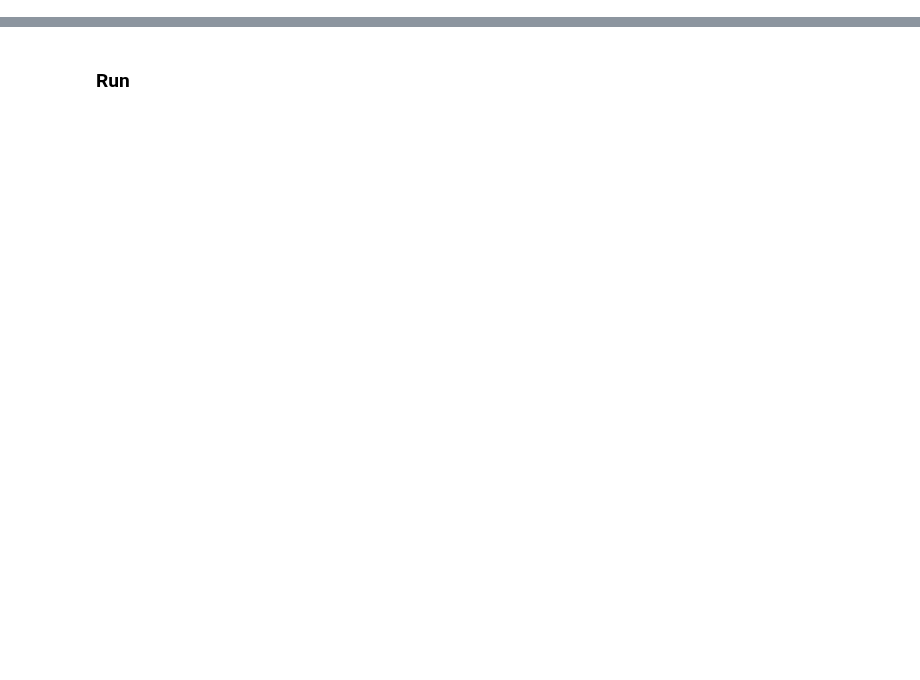
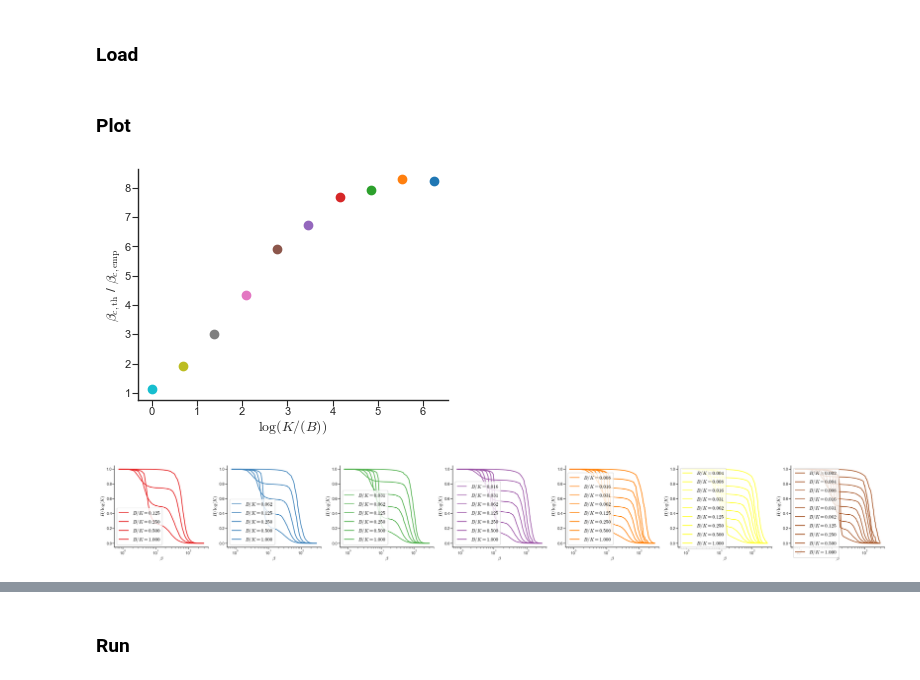
Before and after one commit to vicioms/MHN-Bif, a Jupyter notebook: mhn.ipynb, the cells around one changed output, grey strips where cells are left out. Cells and saved outputs as stored; diff of their text form; code cells hidden in the pictures; blank space fills up the shorter version.

Commit message:
Some plots

```diff
--- a/mhn.ipynb
+++ b/mhn.ipynb
@@ -23 +85,14 @@ gram_matrix = patterns @ patterns.t()
+# %%
+fig, ax = plt.subplots(1, 1, figsize=(4, 3))
+all_beta_c_ratios = []
+for K in Ks:
+    beta_crit_unif_init = K/(1+sqrt(K/N))**2
+    beta_cs = all_beta_c_unif_init[K]
+    all_beta_c_ratios.append((np.log(K)/N, beta_crit_unif_init/beta_cs.mean().item()))
+all_beta_c_ratios = np.array(all_beta_c_ratios)
+ax.plot(all_beta_c_ratios[:,0], all_beta_c_ratios[:,1], marker='o')
+ax.set_xlabel('$\\log(K)/N)$')
+ax.set_ylabel('$\\beta_{c, \\rm{th}}$ / $\\beta_{c, \\rm{emp}}$')
+fig.savefig('plots/wfp_iid_beta_crit.pdf', dpi=300, bbox_inches='tight')
+plt.show()
 # %% [markdown]
@@ -36,0 +158,51 @@ gram_matrix = patterns @ patterns.t()
+# %% [markdown]
+### Load
+# %%
+rho0 = 0.1
+rho1 = 0.9
+saved_results = np.load("results/wfp_one_block_rho0={}_rho1={}.npz".format(rho0, rho1), allow_pickle=True)
+N, Ks, rho0, rho1, betas_unif_init, all_results_unif_init, all_beta_c_unif_init = saved_results['N'], saved_results['Ks'], saved_results['rho0'].item(), saved_results['rho1'].item(), saved_results['betas'], saved_results['results'].item(), saved_results['beta_cs'].item()
+# %% [markdown]
+### Plot
+# %%
+fig, ax = plt.subplots(1, 1, figsize=(4, 3))
+Bs = sorted(set([B for (K, B) in all_results_unif_init.keys()]))
+for B in Bs:
+    for K in Ks:
+        all_beta_c_ratios = []
+        if (K, B) not in all_results_unif_init:
+            continue
+        beta_cs = all_beta_c_unif_init[(K, B)]
+        all_beta_c_ratios.append((log(K/B), beta_cs.mean().item()))
+    all_beta_c_ratios = np.array(all_beta_c_ratios)
+    ax.scatter(all_beta_c_ratios[:,0], all_beta_c_ratios[:,1], marker='o')
+ax.set_xlabel('$\\log(K/(B))$')
+ax.set_ylabel('$\\beta_{c, \\rm{th}}$ / $\\beta_{c, \\rm{emp}}$')
+fig.savefig('plots/wfp_one_block_rho0={:.1f}_rho1={:.1f}_beta_crit.pdf'.format(rho0, rho1), dpi=300, bbox_inches='tight')
+plt.show()
+# %% [output]
+[figure, added]
+# %%
+palette = plt.get_cmap('Set1')
+Bs = sorted(set([B for (K, B) in all_results_unif_init.keys()]))
+num_plots = len(Ks)
+fig, axs = plt.subplots(nrows=1, ncols=num_plots, figsize=(4*num_plots, 3))
+for K_idx, K in enumerate(Ks):
+    for B in Bs:
+        if (K, B) not in all_results_unif_init:
+            continue
+        all_weights_unif_init = all_results_unif_init[(K, B)]
+        mean_weights_unif_init = all_weights_unif_init.mean(dim=0)
+        all_entropies_unif_init = get_entropies(all_weights_unif_init)
+        mean_entropies_unif_init = all_entropies_unif_init.mean(dim=0)
+        quantiles_entropies_unif_init = torch.quantile(all_entropies_unif_init, torch.tensor([0.1, 0.5, 0.9]), dim=0)
+        axs[K_idx].plot(betas_unif_init, mean_entropies_unif_init/log(K), color=palette(K_idx), label='$B/K={:.3f}$'.format(B/K))
+for ax in axs:
+    ax.set_xscale('log')
+    ax.set_xlabel('$\\beta$')
+    ax.set_ylabel('$H/\\log(K)$')
+    ax.legend(fontsize=10)
+fig.savefig('plots/wfp_one_block_rho0={:.1f}_rho1={:.1f}_entropies.pdf'.format(rho0, rho1), dpi=300, bbox_inches='tight')
+plt.show()
+# %% [output]
+[figure, added]
```
Also changed, not shown: parts of 44 cells of this notebook, 9 other files.
